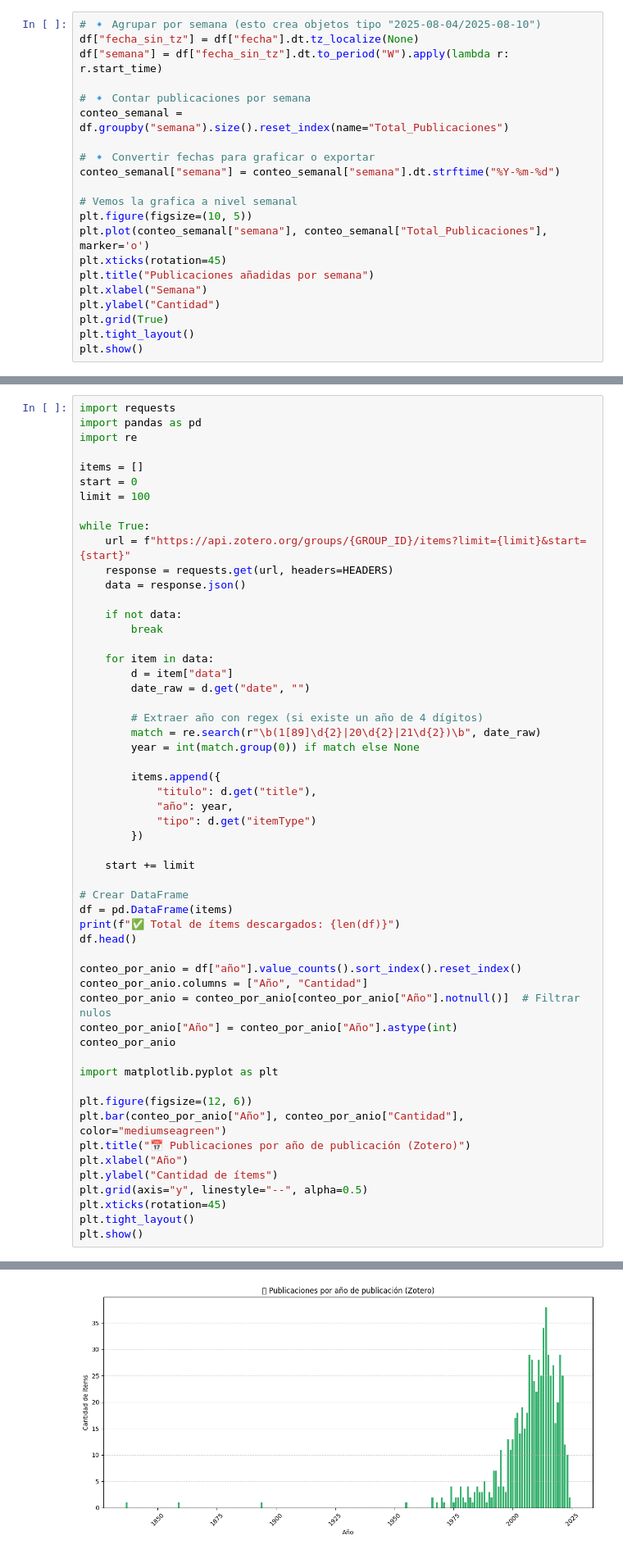
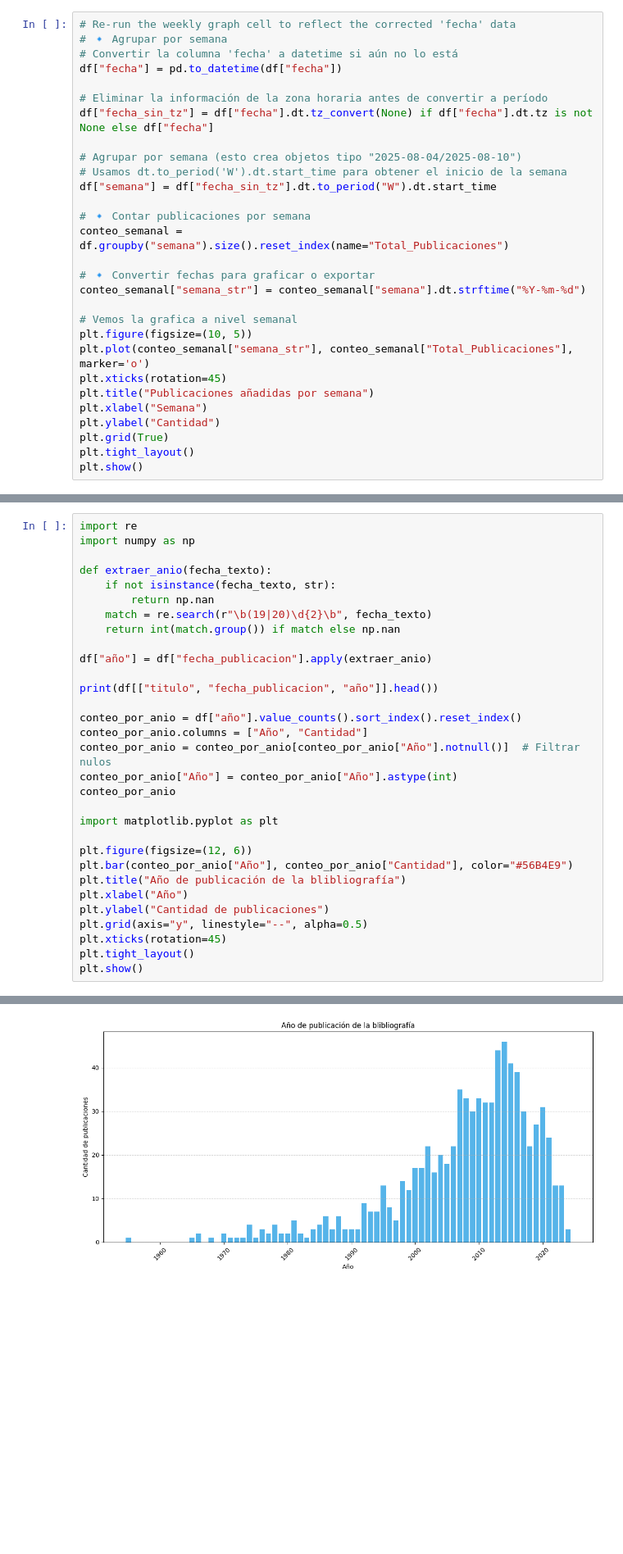
Before and after one commit to miangrog1706/BIOliteraturaPE203625, a Jupyter notebook: Enlace_con_Zotero.ipynb, the cells around one changed output, grey strips where cells are left out. Shown at 82% size. Cells and saved outputs as stored; diff of their text form; blank space fills up the shorter version.

```diff
--- a/Enlace_con_Zotero.ipynb
+++ b/Enlace_con_Zotero.ipynb
@@ -149,19 +179,27 @@ En cambio, la vista semanal suaviza esas fluctuaciones y muestra con mayor clari
 
 La visualización por semana reduce el ruido del día a día y resalta las tendencias globales, facilitando el análisis de la evolución de tu biblioteca Zotero.
 # %%
-# 🔹 Agrupar por semana (esto crea objetos tipo "2025-08-04/2025-08-10")
-df["fecha_sin_tz"] = df["fecha"].dt.tz_localize(None)
-df["semana"] = df["fecha_sin_tz"].dt.to_period("W").apply(lambda r: r.start_time)
+# Re-run the weekly graph cell to reflect the corrected 'fecha' data
+# 🔹 Agrupar por semana
+# Convertir la columna 'fecha' a datetime si aún no lo está
+df["fecha"] = pd.to_datetime(df["fecha"])
+
+# Eliminar la información de la zona horaria antes de convertir a período
+df["fecha_sin_tz"] = df["fecha"].dt.tz_convert(None) if df["fecha"].dt.tz is not None else df["fecha"]
+
+# Agrupar por semana (esto crea objetos tipo "2025-08-04/2025-08-10")
+# Usamos dt.to_period('W').dt.start_time para obtener el inicio de la semana
+df["semana"] = df["fecha_sin_tz"].dt.to_period("W").dt.start_time
 
 # 🔹 Contar publicaciones por semana
 conteo_semanal = df.groupby("semana").size().reset_index(name="Total_Publicaciones")
 
 # 🔹 Convertir fechas para graficar o exportar
-conteo_semanal["semana"] = conteo_semanal["semana"].dt.strftime("%Y-%m-%d")
+conteo_semanal["semana_str"] = conteo_semanal["semana"].dt.strftime("%Y-%m-%d")
 
 # Vemos la grafica a nivel semanal
 plt.figure(figsize=(10, 5))
-plt.plot(conteo_semanal["semana"], conteo_semanal["Total_Publicaciones"], marker='o')
+plt.plot(conteo_semanal["semana_str"], conteo_semanal["Total_Publicaciones"], marker='o')
 plt.xticks(rotation=45)
 plt.title("Publicaciones añadidas por semana")
 plt.xlabel("Semana")
@@ -282,40 +324,16 @@ df_errores.head(10)
 # %%
-import requests
-import pandas as pd
 import re
+import numpy as np
 
-items = []
-start = 0
-limit = 100
+def extraer_anio(fecha_texto):
+    if not isinstance(fecha_texto, str):
+        return np.nan
+    match = re.search(r"\b(19|20)\d{2}\b", fecha_texto)
+    return int(match.group()) if match else np.nan
 
-while True:
-    url = f"https://api.zotero.org/groups/{GROUP_ID}/items?limit={limit}&start={start}"
-    response = requests.get(url, headers=HEADERS)
-    data = response.json()
+df["año"] = df["fecha_publicacion"].apply(extraer_anio)
 
-    if not data:
-        break
-
-    for item in data:
-        d = item["data"]
-        date_raw = d.get("date", "")
-
-        # Extraer año con regex (si existe un año de 4 dígitos)
-        match = re.search(r"\b(1[89]\d{2}|20\d{2}|21\d{2})\b", date_raw)
-        year = int(match.group(0)) if match else None
-
-        items.append({
-            "titulo": d.get("title"),
-            "año": year,
-            "tipo": d.get("itemType")
-        })
-
-    start += limit
-
-# Crear DataFrame
-df = pd.DataFrame(items)
-print(f"✅ Total de ítems descargados: {len(df)}")
-df.head()
+print(df[["titulo", "fecha_publicacion", "año"]].head())
 
 conteo_por_anio = df["año"].value_counts().sort_index().reset_index()
 conteo_por_anio.columns = ["Año", "Cantidad"]
@@ -326,10 +344,10 @@ conteo_por_anio
 import matplotlib.pyplot as plt
 
 plt.figure(figsize=(12, 6))
-plt.bar(conteo_por_anio["Año"], conteo_por_anio["Cantidad"], color="mediumseagreen")
-plt.title("📅 Publicaciones por año de publicación (Zotero)")
+plt.bar(conteo_por_anio["Año"], conteo_por_anio["Cantidad"], color="#56B4E9")
+plt.title("Año de publicación de la blibliografía")
 plt.xlabel("Año")
-plt.ylabel("Cantidad de ítems")
+plt.ylabel("Cantidad de publicaciones")
 plt.grid(axis="y", linestyle="--", alpha=0.5)
 plt.xticks(rotation=45)
 plt.tight_layout()
@@ -339,4 +362,4 @@ plt.show()
-[figure, old version]
+[figure, new version]
 # %%
 from datetime import datetime
 
```
Also changed, not shown: parts of 13 cells of this notebook.
